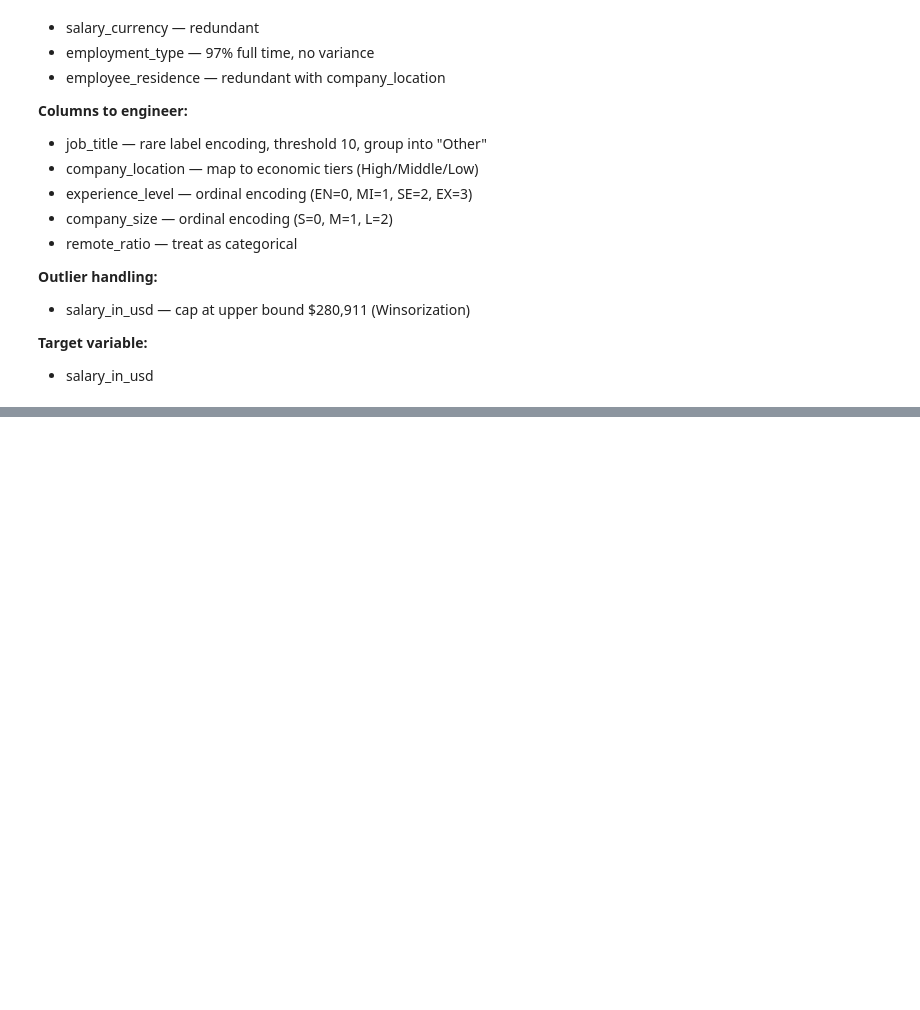
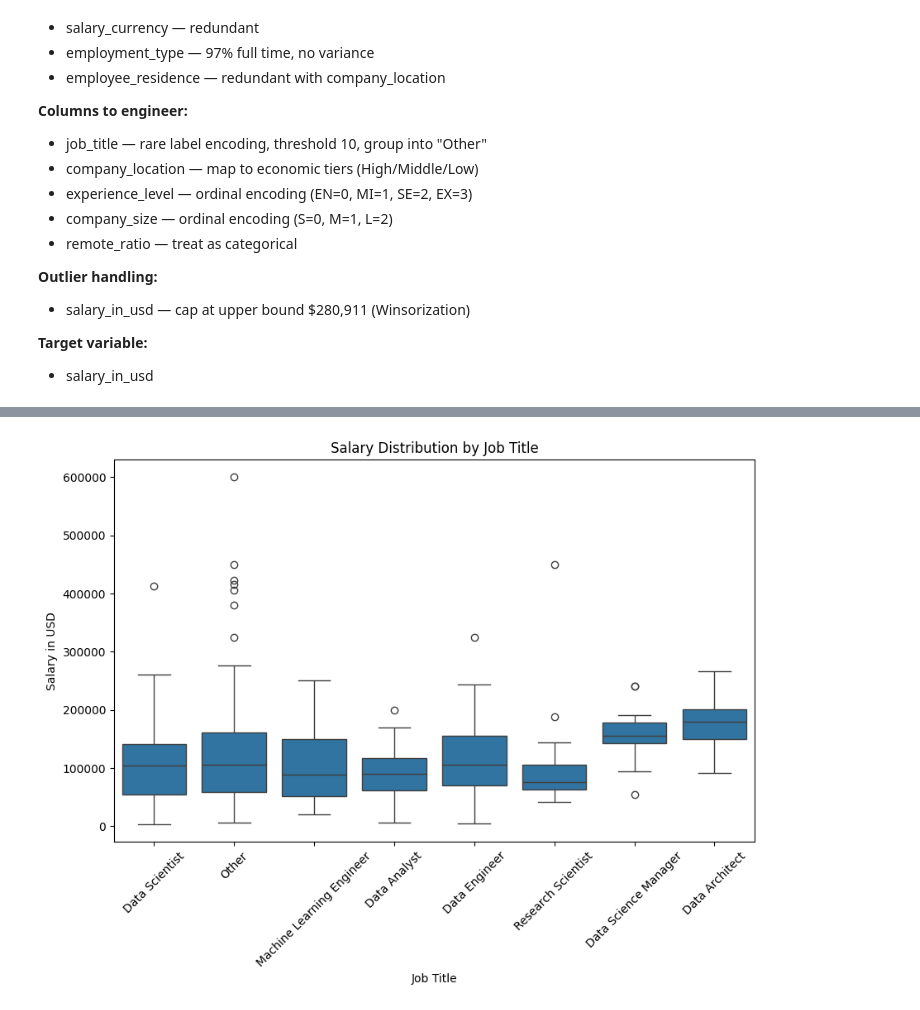
Before and after one commit to Bahaamehyeldine/salary_prediction, a Jupyter notebook: notebooks/eda.ipynb, the cells around one changed output, grey strips where cells are left out. Drawn from its saved outputs; the diff is of its cells as text; code cells hidden in the pictures; blank space fills up the shorter version.

```diff
--- a/notebooks/eda.ipynb
+++ b/notebooks/eda.ipynb
@@ -275,0 +326,16 @@ This captures the economic signal without 50 noisy country categories.
+# %%
+top_titles = df['job_title'].value_counts().index[:7]
+df['job_title'].isin(top_titles)
+df['job_title_grouped'] = df['job_title'].where(df['job_title'].isin(top_titles), other='Other')
+print(df['job_title_grouped'].value_counts())
+
+# Method 2: Using np.where
+import numpy as np
+df['job_title_grouped'] = np.where(df['job_title'].isin(top_titles), df['job_title'], 'Other')
+
+# Method 3: Using .apply
+df['job_title_grouped'] = df['job_title'].apply(lambda x: x if x in top_titles else 'Other')
+
+# Method 4: using .map with a dictionary
+title_mapping = {title: title for title in top_titles}
+df['job_title_grouped'] = df['job_title'].map(title_mapping).fillna('Other')
@@ -275,0 +353,10 @@ This captures the economic signal without 50 noisy country categories.
+# %%
+plt.figure(figsize=(10, 6))
+sns.boxplot(x='job_title_grouped', y='salary_in_usd', data=df)
+plt.xlabel('Job Title')
+plt.ylabel('Salary in USD')
+plt.xticks(rotation=45)
+plt.title('Salary Distribution by Job Title')
+plt.show()
+# %% [output]
+[figure, added]
```
Also changed, not shown: parts of 17 cells of this notebook.
